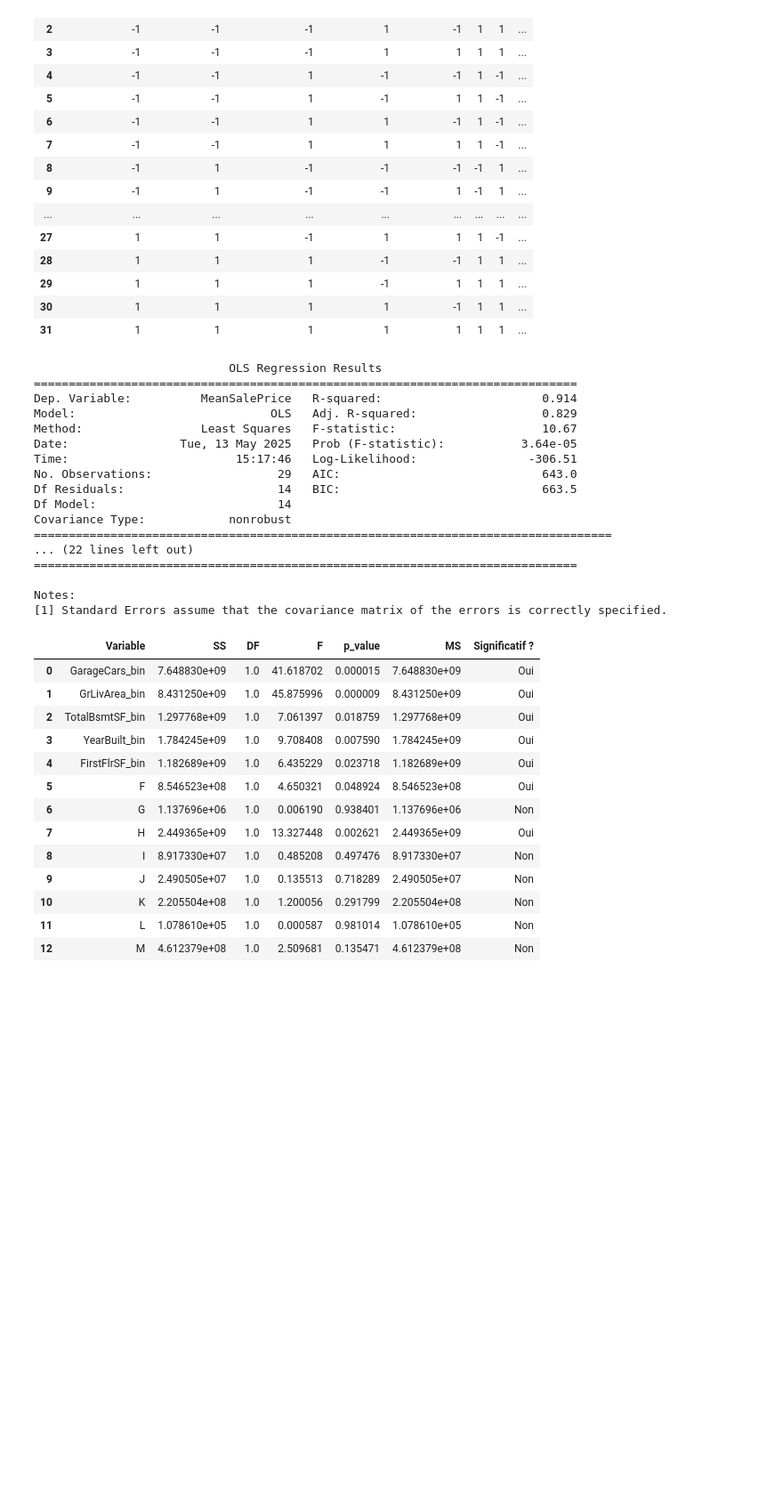
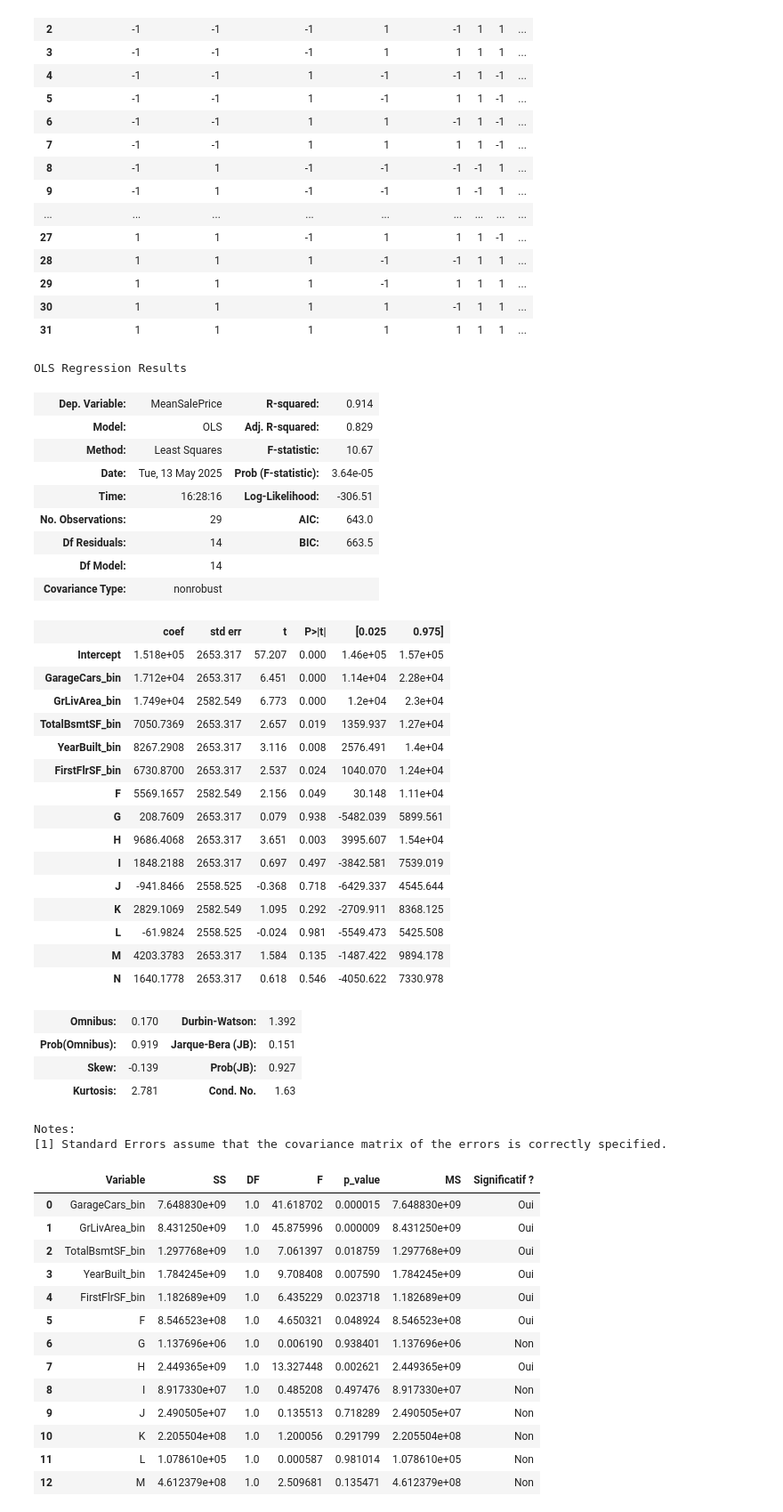
Before and after one commit to decimoplays/CStat-Project, a Jupyter notebook: cstat-project.ipynb, the cells around one changed output. Shown at 89% size. Drawn from its saved outputs; the diff is of its cells as text; code cells hidden in the pictures; blank space fills up the shorter version.

```diff
--- a/cstat-project.ipynb
+++ b/cstat-project.ipynb
@@ -584,72 +591,62 @@ plan_df
 # %%
 for var in base_factors:
     original_var = var.replace('_bin', '')
     median = factorial_df[original_var].median()
     factorial_df[var] = factorial_df[original_var].apply(lambda x: 1 if x >= median else -1)
 
 # Associer les lignes du plan à des moyennes de SalePrice
 saleprice_list = []
 for _, row in plan_df.iterrows():
     condition = (factorial_df[base_factors[0]] == row[base_factors[0]])
     for col in base_factors[1:]:
         condition &= (factorial_df[col] == row[col])
     matched_rows = factorial_df[condition]
     mean_price = matched_rows['SalePrice'].mean() if not matched_rows.empty else None
     saleprice_list.append(mean_price)
 
 plan_df['MeanSalePrice'] = saleprice_list
 plan_df_cleaned = plan_df.dropna(subset=['MeanSalePrice']).copy()
 # Renommer la colonne problématique
 plan_df_cleaned = plan_df_cleaned.rename(columns={"1stFlrSF_bin": "FirstFlrSF_bin"})
 
-# Régression et ANOVA
+# Régression
 # Mettre à jour la formule avec les bons noms de colonnes
 formula = 'MeanSalePrice ~ ' + ' + '.join(plan_df_cleaned.columns[:-1])
 
-# Recalculer le modèle et l'ANOVA
 model = smf.ols(formula=formula, data=plan_df_cleaned).fit()
 
-anova_table = sm.stats.anova_lm(model, typ=2).reset_index().rename(columns={
-    'index': 'Variable',
-    'sum_sq': 'SS',
-    'df': 'DF',
-    'F': 'F',
-    'PR(>F)': 'p_value'
-})
-anova_table['MS'] = anova_table['SS'] / anova_table['DF']
-anova_table['Significatif ?'] = anova_table['p_value'].apply(lambda p: 'Oui' if p < 0.05 else 'Non')
-
-# Ligne Total
-total_ss = anova_table['SS'].sum()
-total_df = anova_table['DF'].sum()
-anova_total = pd.DataFrame([{
-    'Variable': 'Total',
-    'SS': total_ss,
-    'DF': total_df,
-    'MS': None,
-    'F': None,
-    'p_value': None,
-    'Significatif ?': ''
-}])
-anova_full = pd.concat([anova_table, anova_total], ignore_index=True)
-
-print(model.summary())
+model.summary()
 # %% [output]
-                            OLS Regression Results
-==============================================================================
-Dep. Variable:          MeanSalePrice   R-squared:                       0.914
-Model:                            OLS   Adj. R-squared:                  0.829
-Method:                 Least Squares   F-statistic:                     10.67
-Date:                Tue, 13 May 2025   Prob (F-statistic):           3.64e-05
-Time:                        15:17:46   Log-Likelihood:                -306.51
-No. Observations:                  29   AIC:                             643.0
-Df Residuals:                      14   BIC:                             663.5
-Df Model:                          14
-Covariance Type:            nonrobust
-===================================================================================
-... (22 lines left out)
-==============================================================================
-
-Notes:
-[1] Standard Errors assume that the covariance matrix of the errors is correctly specified.
+OLS Regression Results
+| Dep. Variable: | MeanSalePrice | R-squared: | 0.914 |
+| Model: | OLS | Adj. R-squared: | 0.829 |
+| Method: | Least Squares | F-statistic: | 10.67 |
+| Date: | Tue, 13 May 2025 | Prob (F-statistic): | 3.64e-05 |
+| Time: | 16:28:16 | Log-Likelihood: | -306.51 |
+| No. Observations: | 29 | AIC: | 643.0 |
+| Df Residuals: | 14 | BIC: | 663.5 |
+| Df Model: | 14 |  |  |
+| Covariance Type: | nonrobust |  |  |
+|  | coef | std err | t | P>|t| | [0.025 | 0.975] |
+| Intercept | 1.518e+05 | 2653.317 | 57.207 | 0.000 | 1.46e+05 | 1.57e+05 |
+| GarageCars_bin | 1.712e+04 | 2653.317 | 6.451 | 0.000 | 1.14e+04 | 2.28e+04 |
+| GrLivArea_bin | 1.749e+04 | 2582.549 | 6.773 | 0.000 | 1.2e+04 | 2.3e+04 |
+| TotalBsmtSF_bin | 7050.7369 | 2653.317 | 2.657 | 0.019 | 1359.937 | 1.27e+04 |
+| YearBuilt_bin | 8267.2908 | 2653.317 | 3.116 | 0.008 | 2576.491 | 1.4e+04 |
+| FirstFlrSF_bin | 6730.8700 | 2653.317 | 2.537 | 0.024 | 1040.070 | 1.24e+04 |
+| F | 5569.1657 | 2582.549 | 2.156 | 0.049 | 30.148 | 1.11e+04 |
+| G | 208.7609 | 2653.317 | 0.079 | 0.938 | -5482.039 | 5899.561 |
+| H | 9686.4068 | 2653.317 | 3.651 | 0.003 | 3995.607 | 1.54e+04 |
+| I | 1848.2188 | 2653.317 | 0.697 | 0.497 | -3842.581 | 7539.019 |
+| J | -941.8466 | 2558.525 | -0.368 | 0.718 | -6429.337 | 4545.644 |
+| K | 2829.1069 | 2582.549 | 1.095 | 0.292 | -2709.911 | 8368.125 |
+| L | -61.9824 | 2558.525 | -0.024 | 0.981 | -5549.473 | 5425.508 |
+| M | 4203.3783 | 2653.317 | 1.584 | 0.135 | -1487.422 | 9894.178 |
+| N | 1640.1778 | 2653.317 | 0.618 | 0.546 | -4050.622 | 7330.978 |
+| Omnibus: | 0.170 | Durbin-Watson: | 1.392 |
+| Prob(Omnibus): | 0.919 | Jarque-Bera (JB): | 0.151 |
+| Skew: | -0.139 | Prob(JB): | 0.927 |
+| Kurtosis: | 2.781 | Cond. No. | 1.63 |
+Notes:
+[1] Standard Errors assume that the covariance matrix of the errors is correctly specified.
 # %%
```
Also changed, not shown: parts of 6 cells of this notebook.
